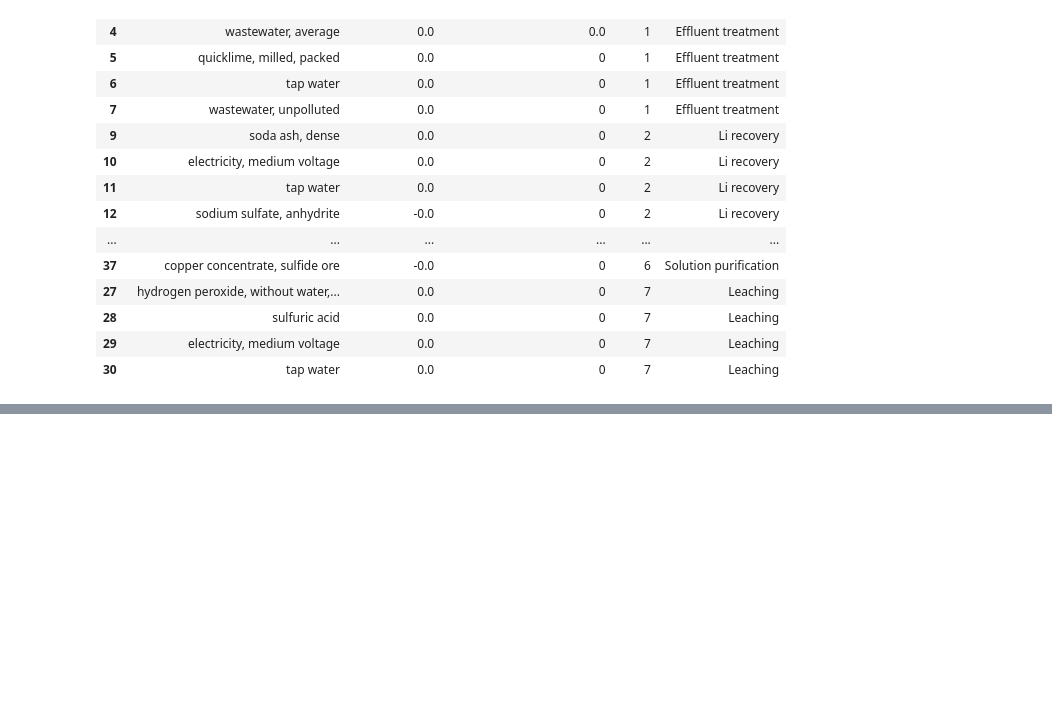
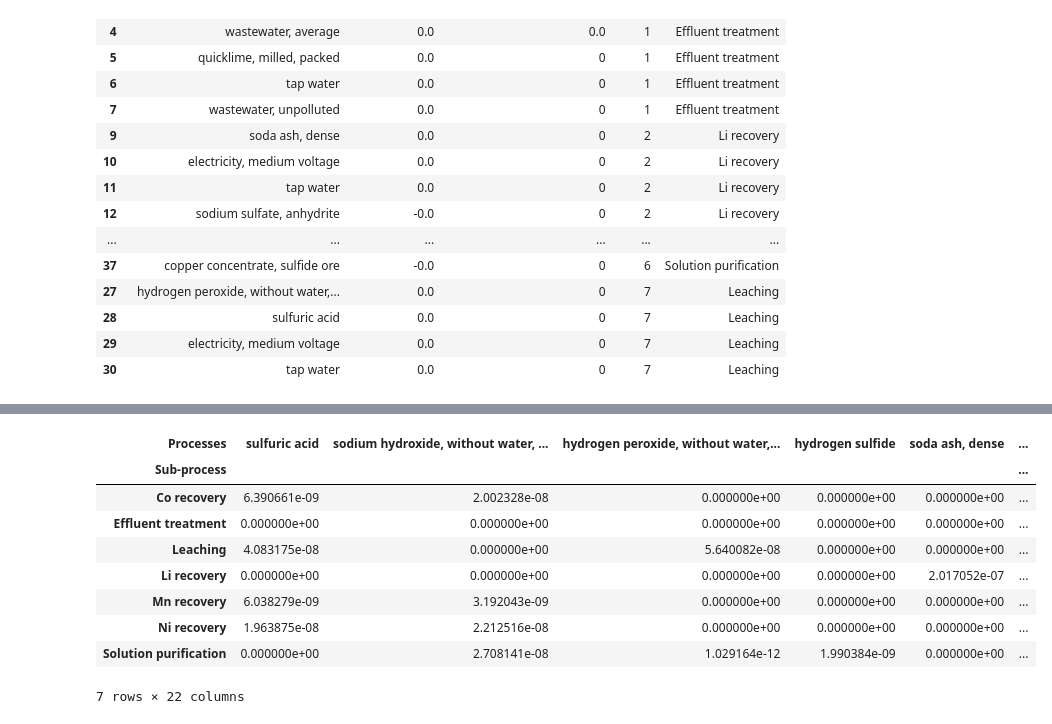
Before and after one commit to laphei/openlca-contributor, a Jupyter notebook: contributor.ipynb, the cells around one changed output, grey strips where cells are left out. Saved outputs shown, nothing was run; the diff lists cells and outputs as text; code cells hidden in the pictures; blank space fills up the shorter version.

```diff
--- a/contributor.ipynb
+++ b/contributor.ipynb
@@ -155 +191,35 @@ dropped = [
 # pivot_df.drop(['nickel sulfate', 'cobalt sulfate'], axis=1, inplace=True)
+# %%
+#-------------------------------------------------------------------------------
+# In this cell, the flows/processes will be rearranged so that positive values
+#  will be first, and negative last.
+#
+# Alternatively, use the list 'indices' to define the order of columns (flows/
+#  processes) in your legend manually.
+#
+# Run this cell to apply the changes and see the available indices, as well your
+#  new list of flow/processes.
+#
+# Run the previous cell to reset the list variables.
+#
+# Run the next cell to plot the figure, and see the legend.
+#-------------------------------------------------------------------------------
+
+cols = pivot_df.columns.to_list()
+used_cols = cols.copy()
+new_cols = []
+
+# new_cols = arrange_by_value(pivot_df)
+
+# Modify this list. See the available indices below by running this cell.
+# indices = []
+indices = [18, 15, 7, 8, 14, 13, 1, 0, 9, 19, 17, 4, 5, 6, 20, 21, 16, 3, 11, 2, 12, 10]
+
+used_cols, new_cols = pop_col(indices, used_cols, new_cols)
+print('remaining:')
+for i, col in enumerate(used_cols):
+    print(i, col)
+
+print('\ncurrent:')
+for i, col in enumerate(new_cols):
+    print(col)
@@ -155,0 +244,14 @@ dropped = [
+# %%
+pivot_df = pivot_df[new_cols]
+pivot_df
+# %% [output]
+| Processes | sulfuric acid | sodium hydroxide, without water, ... | hydrogen peroxide, without water,... | hydrogen sulfide | soda ash, dense | ... |
+| Sub-process |  |  |  |  |  | ... |
+| Co recovery | 6.390661e-09 | 2.002328e-08 | 0.000000e+00 | 0.000000e+00 | 0.000000e+00 | ... |
+| Effluent treatment | 0.000000e+00 | 0.000000e+00 | 0.000000e+00 | 0.000000e+00 | 0.000000e+00 | ... |
+| Leaching | 4.083175e-08 | 0.000000e+00 | 5.640082e-08 | 0.000000e+00 | 0.000000e+00 | ... |
+| Li recovery | 0.000000e+00 | 0.000000e+00 | 0.000000e+00 | 0.000000e+00 | 2.017052e-07 | ... |
+| Mn recovery | 6.038279e-09 | 3.192043e-09 | 0.000000e+00 | 0.000000e+00 | 0.000000e+00 | ... |
+| Ni recovery | 1.963875e-08 | 2.212516e-08 | 0.000000e+00 | 0.000000e+00 | 0.000000e+00 | ... |
+| Solution purification | 0.000000e+00 | 2.708141e-08 | 1.029164e-12 | 1.990384e-09 | 0.000000e+00 | ... |
+7 rows × 22 columns
```
Also changed, not shown: parts of 10 cells of this notebook.
